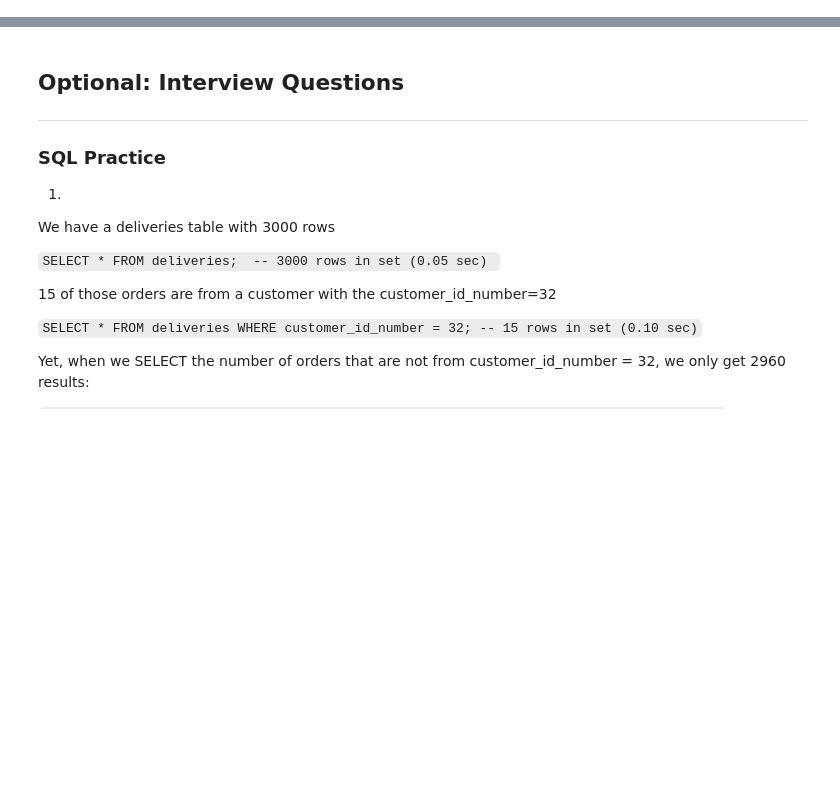
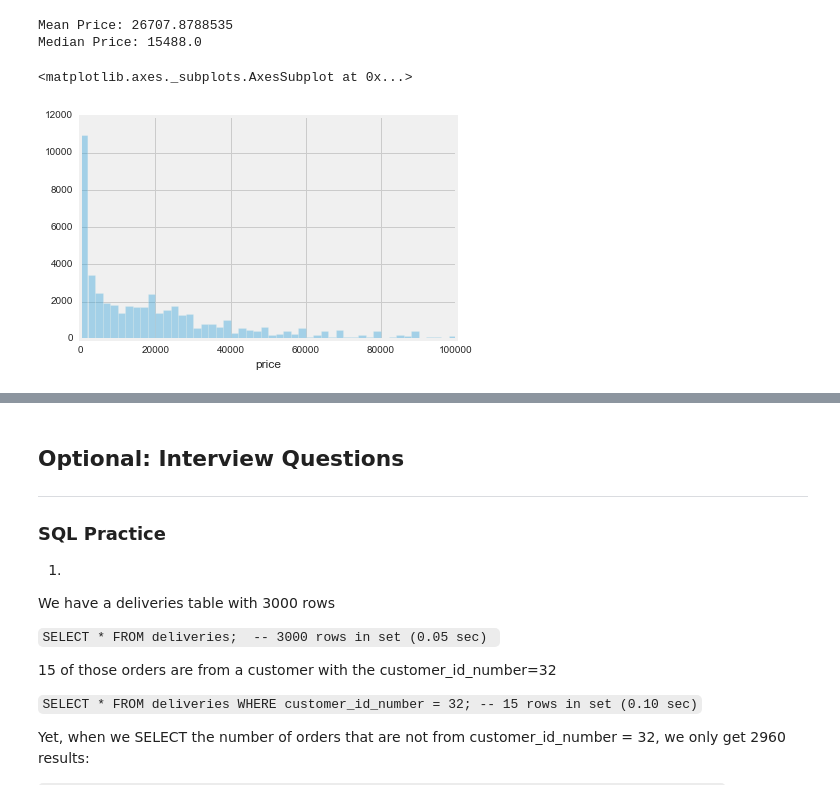
Before and after one commit to JC-Cheng/Data_Science, a Jupyter notebook: Projects/Project_5/project5.ipynb, the cells around one changed output, grey strips where cells are left out. Saved outputs shown, nothing was run; the diff lists cells and outputs as text; code cells hidden in the pictures; blank space fills up the shorter version.

```diff
--- a/Projects/Project_5/project5.ipynb
+++ b/Projects/Project_5/project5.ipynb
@@ -238,0 +319,5 @@ Updating your parse method with the method you chose should require minimal chan
+# %%
+all_rv = pd.read_json('craigslist/craigslist/rv_price.json')
+print all_rv.shape
+all_rv['price'] = all_rv['price'].apply(lambda s: int(re.findall('[0-9]+', s)[0]))
+all_rv.head()
@@ -238,0 +344,4 @@ Updating your parse method with the method you chose should require minimal chan
+# %%
+# drop outliers
+all_rv = all_rv[(all_rv.price < 1000000) | (all_rv.price > 100)]
+all_rv.shape
@@ -238,0 +362,10 @@ Updating your parse method with the method you chose should require minimal chan
+# %%
+print 'Mean Price:',all_rv.price.mean()
+print 'Median Price:',all_rv.price.median()
+
+sns.distplot(all_rv[all_rv.price < 100000]['price'],bins=50,kde=False)
+# %% [output]
+Mean Price: 26707.8788535
+Median Price: 15488.0
+<matplotlib.axes._subplots.AxesSubplot at 0x...>
+[figure, added]
```
Also changed, not shown: parts of 47 cells of this notebook, 9 other files.
